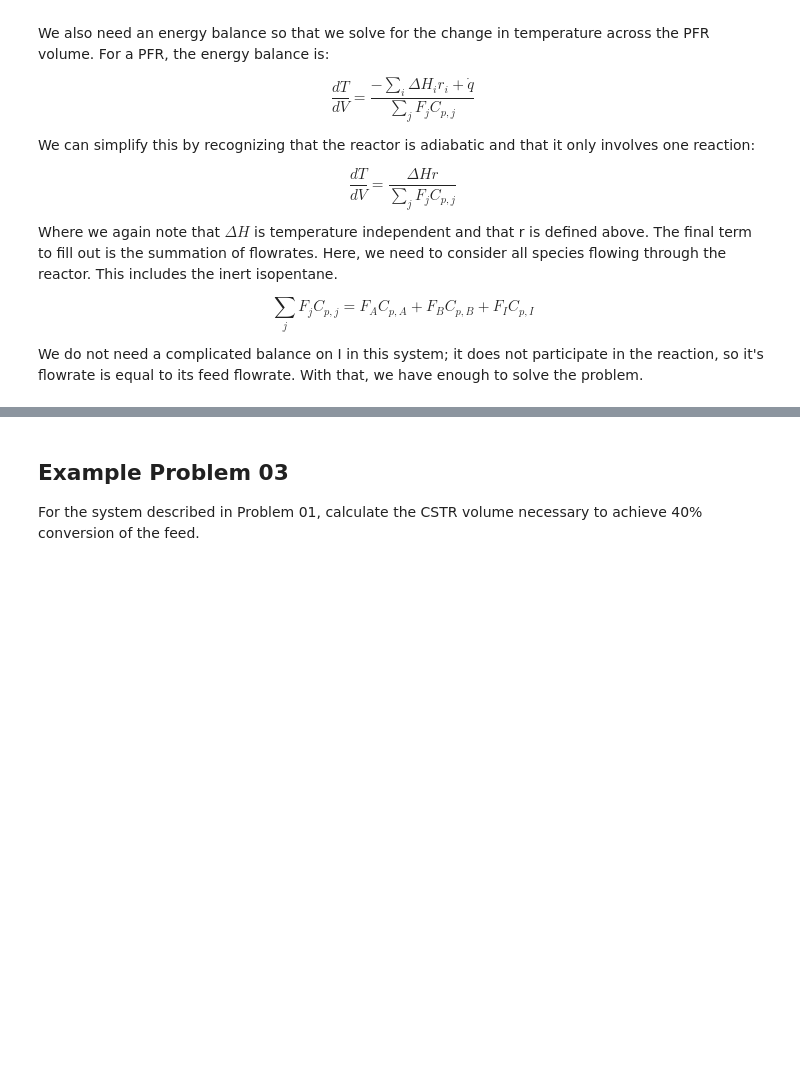
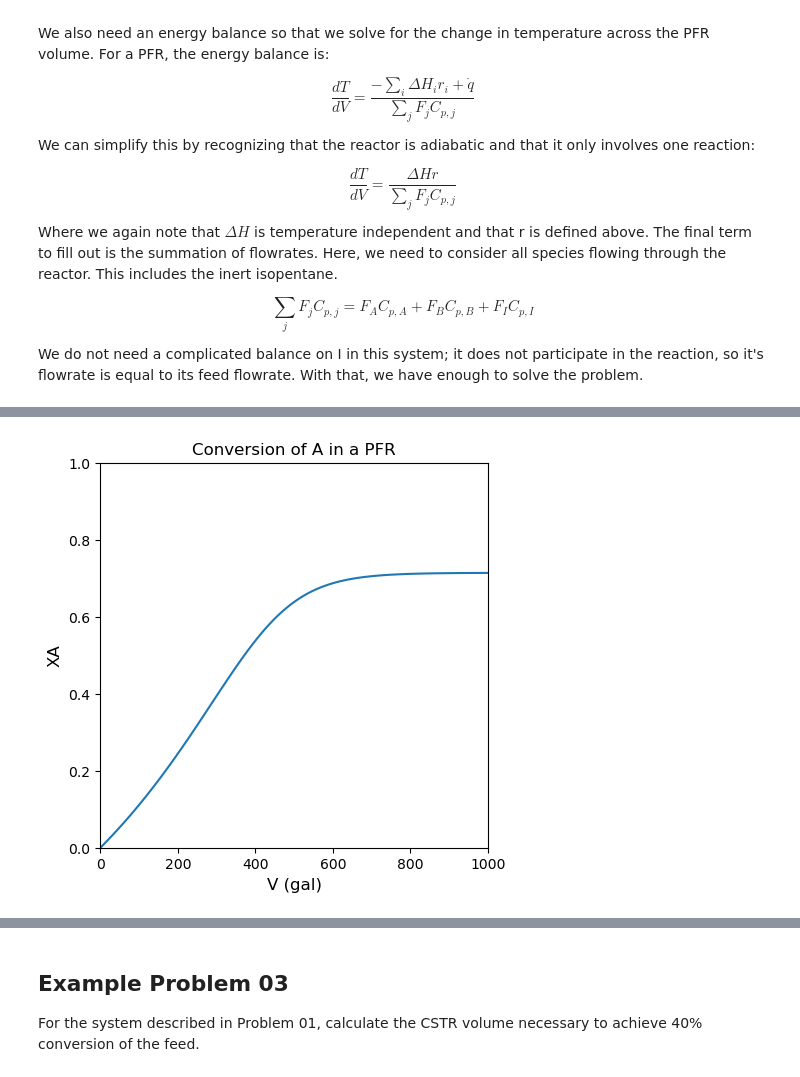
Before and after one commit to jqbond/CEN587, a Jupyter notebook: Notebooks/587-N56.ipynb, the cells around one changed output, grey strips where cells are left out. Drawn from its saved outputs; the diff is of its cells as text; code cells hidden in the pictures; blank space fills up the shorter version.

```diff
--- a/Notebooks/587-N56.ipynb
+++ b/Notebooks/587-N56.ipynb
@@ -268,12 +270,12 @@ We do not need a complicated balance on I in this system; it does not participat
 # %%
-# var0 = [FAf, FBf, Tf]
-# vspan = (0.0, 1000.0) #gal
-# ans2b = solve_ivp(EB02b, vspan, var0, atol = 1e-10, rtol = 1e-10)
-# V     = ans2b.t #gal
-# FA    = ans2b.y[0, :] #mol/h
-# T     = ans2b.y[2, :] #K
-# XA    = (FAf - FA)/FAf
-# itpb  = interp1d(XA, V)
-# solb  = itpb(0.4)
+var0 = [FAf, FBf, Tf]
+vspan = (0.0, 1000.0) #gal
+ans2b = solve_ivp(EB02b, vspan, var0, atol = 1e-10, rtol = 1e-10)
+V     = ans2b.t #gal
+FA    = ans2b.y[0, :] #mol/h
+T     = ans2b.y[2, :] #K
+XA    = (FAf - FA)/FAf
+itpb  = interp1d(XA, V)
+solb  = itpb(0.4)
 
-# print(f'In an adiabatic PFR, we need a {solb:4.0f} gal reactor to achieve 40% conversion of A')
+print(f'In an adiabatic PFR, we need a {solb:4.0f} gal reactor to achieve 40% conversion of A')
@@ -280,34 +284,36 @@ We do not need a complicated balance on I in this system; it does not participat
 # %%
-# plt.figure(1, figsize = (5, 5))
-# plt.plot(V, XA)
-# plt.xlabel('V (gal)', fontsize = 12)
-# plt.ylabel('XA', fontsize = 12)
-# plt.xlim(0, max(vspan))
-# plt.ylim(0.0, 1.0)
-# plt.title('Conversion of A in a PFR')
-# plt.show()
+plt.figure(1, figsize = (5, 5))
+plt.plot(V, XA)
+plt.xlabel('V (gal)', fontsize = 12)
+plt.ylabel('XA', fontsize = 12)
+plt.xlim(0, max(vspan))
+plt.ylim(0.0, 1.0)
+plt.title('Conversion of A in a PFR')
+plt.show()
 
-# plt.figure(2, figsize = (5, 5))
-# plt.plot(V, T)
-# plt.xlabel('V (gal)', fontsize = 12)
-# plt.ylabel('T', fontsize = 12)
-# plt.xlim(0, max(vspan))
-# plt.ylim(300, 400)
-# plt.title('Temperature Profile in a PFR')
-# plt.show()
+plt.figure(2, figsize = (5, 5))
+plt.plot(V, T)
+plt.xlabel('V (gal)', fontsize = 12)
+plt.ylabel('T', fontsize = 12)
+plt.xlim(0, max(vspan))
+plt.ylim(300, 400)
+plt.title('Temperature Profile in a PFR')
+plt.show()
 
-# ##Create plot with 2 yaxes to plot XA and T vs. V
-# fig1, ax1 = plt.subplots(figsize = (5, 5))
-# ax2  = ax1.twinx()
-# ax1.plot(V, XA, color = 'blue', label = 'XA')
-# ax1.plot(V, XAEQ(T), color = 'black', linestyle = 'dashed', label = 'XA_EQ')
-# ax2.plot(V, T, color = 'red', label = 'T (K)')
-# ax1.set_xlim(0, max(V))
-# ax1.set_ylim(0, 1)
-# ax2.set_ylim(300, 400)
-# ax1.set_xlabel('V (gal)', fontsize = 12)
-# ax1.set_ylabel('XA', fontsize = 12)
-# ax2.set_ylabel('T', fontsize = 12)
-# ax1.legend(loc = 'upper right')
-# ax2.legend(loc = 'lower right')
-# plt.show()
+##Create plot with 2 yaxes to plot XA and T vs. V
+fig1, ax1 = plt.subplots(figsize = (5, 5))
+ax2  = ax1.twinx()
+ax1.plot(V, XA, color = 'blue', label = 'XA')
+ax1.plot(V, XAEQ(T), color = 'black', linestyle = 'dashed', label = 'XA_EQ')
+ax2.plot(V, T, color = 'red', label = 'T (K)')
+ax1.set_xlim(0, max(V))
+ax1.set_ylim(0, 1)
+ax2.set_ylim(300, 400)
+ax1.set_xlabel('V (gal)', fontsize = 12)
+ax1.set_ylabel('XA', fontsize = 12)
+ax2.set_ylabel('T', fontsize = 12)
+ax1.legend(loc = 'upper right')
+ax2.legend(loc = 'lower right')
+plt.show()
+# %% [output]
+[figure, added]
```
Also changed, not shown: parts of 12 cells of this notebook.
